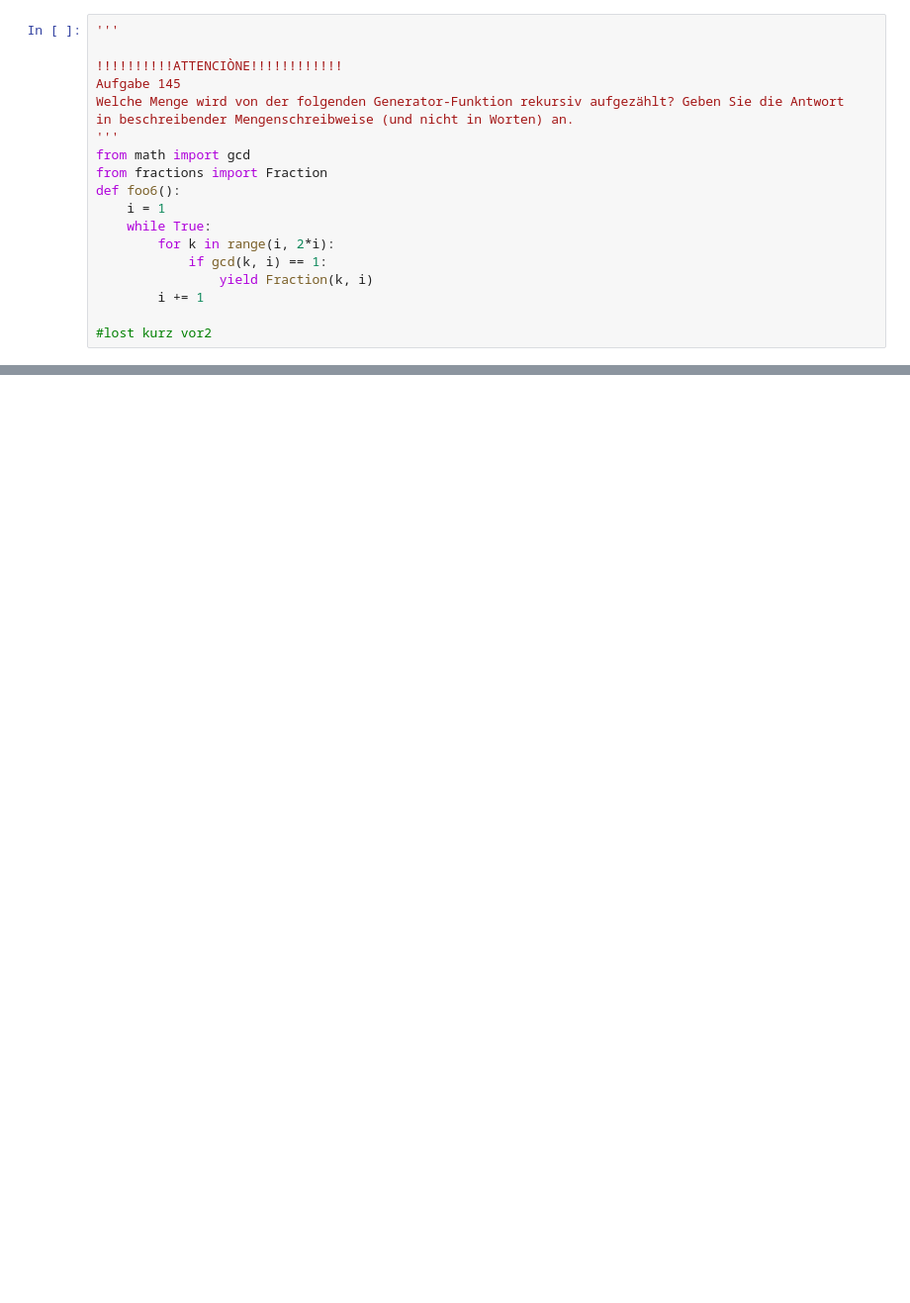
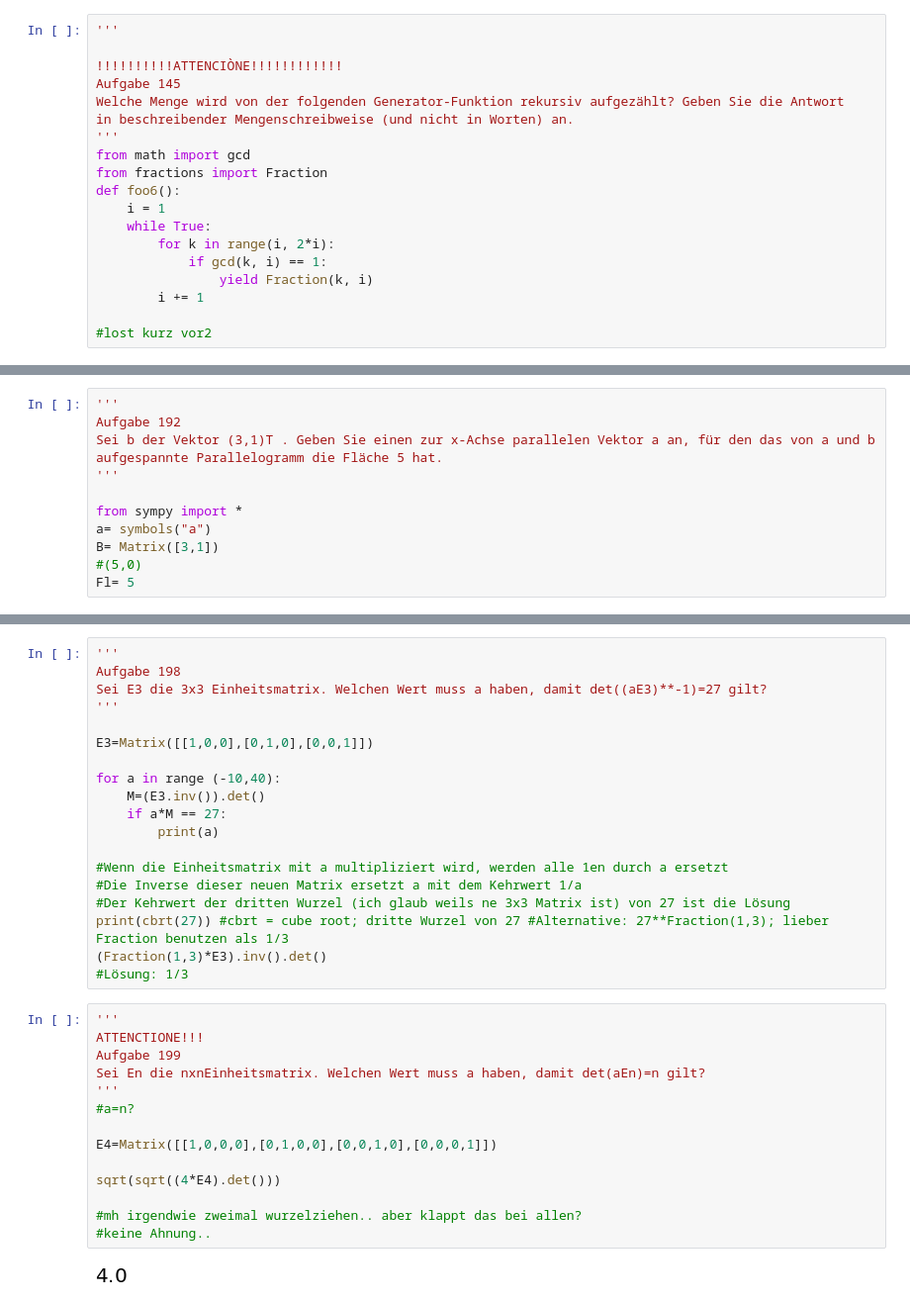
Before and after one commit to Physalisx8/Mathe2, a Jupyter notebook: Francie/ULTIMARATIOWS19.ipynb, the cells around one changed output, grey strips where cells are left out. Shown at 99% size. Drawn from its saved outputs; the diff is of its cells as text; blank space fills up the shorter version.

```diff
--- a/Francie/ULTIMARATIOWS19.ipynb
+++ b/Francie/ULTIMARATIOWS19.ipynb
@@ -386,0 +1062,11 @@ Welche der folgenden Mengen von Paaren sind rechtseindeutig?
+# %%
+'''
+Aufgabe 192
+Sei b der Vektor (3,1)T . Geben Sie einen zur x-Achse parallelen Vektor a an, für den das von a und b aufgespannte Parallelogramm die Fläche 5 hat.
+'''
+
+from sympy import *
+a= symbols("a")
+B= Matrix([3,1])
+#(5,0)
+Fl= 5
@@ -386,0 +1141,35 @@ Welche der folgenden Mengen von Paaren sind rechtseindeutig?
+# %%
+'''
+Aufgabe 198
+Sei E3 die 3x3 Einheitsmatrix. Welchen Wert muss a haben, damit det((aE3)**-1)=27 gilt?
+'''
+
+E3=Matrix([[1,0,0],[0,1,0],[0,0,1]])
+
+for a in range (-10,40):
+    M=(E3.inv()).det()
+    if a*M == 27:
+        print(a)
+
+#Wenn die Einheitsmatrix mit a multipliziert wird, werden alle 1en durch a ersetzt
+#Die Inverse dieser neuen Matrix ersetzt a mit dem Kehrwert 1/a
+#Der Kehrwert der dritten Wurzel (ich glaub weils ne 3x3 Matrix ist) von 27 ist die Lösung
+print(cbrt(27)) #cbrt = cube root; dritte Wurzel von 27 #Alternative: 27**Fraction(1,3); lieber Fraction benutzen als 1/3
+(Fraction(1,3)*E3).inv().det()
+#Lösung: 1/3
+# %%
+'''
+ATTENCTIONE!!!
+Aufgabe 199
+Sei En die nxnEinheitsmatrix. Welchen Wert muss a haben, damit det(aEn)=n gilt?
+'''
+#a=n?
+
+E4=Matrix([[1,0,0,0],[0,1,0,0],[0,0,1,0],[0,0,0,1]])
+
+sqrt(sqrt((4*E4).det()))
+
+#mh irgendwie zweimal wurzelziehen.. aber klappt das bei allen?
+#keine Ahnung..
+# %% [output]
+[figure, added]
```
Also changed, not shown: parts of 73 cells of this notebook.
